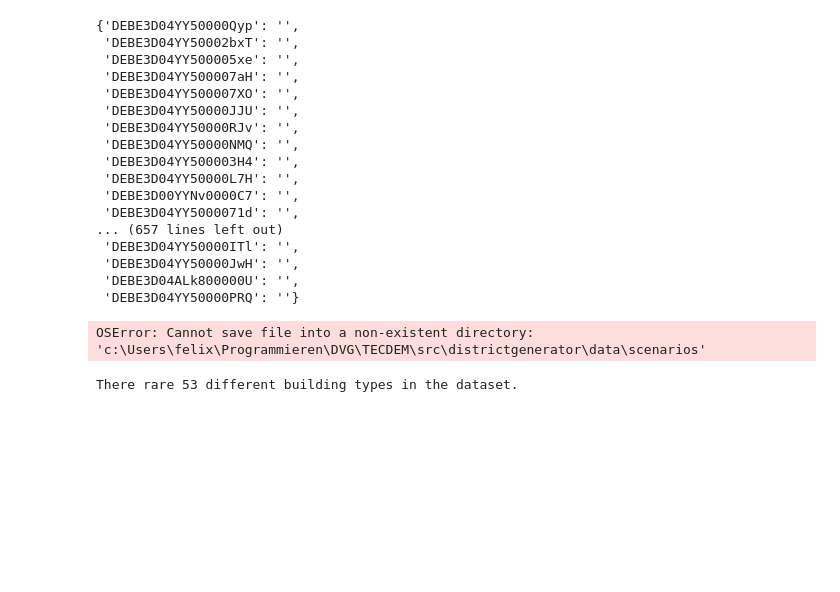
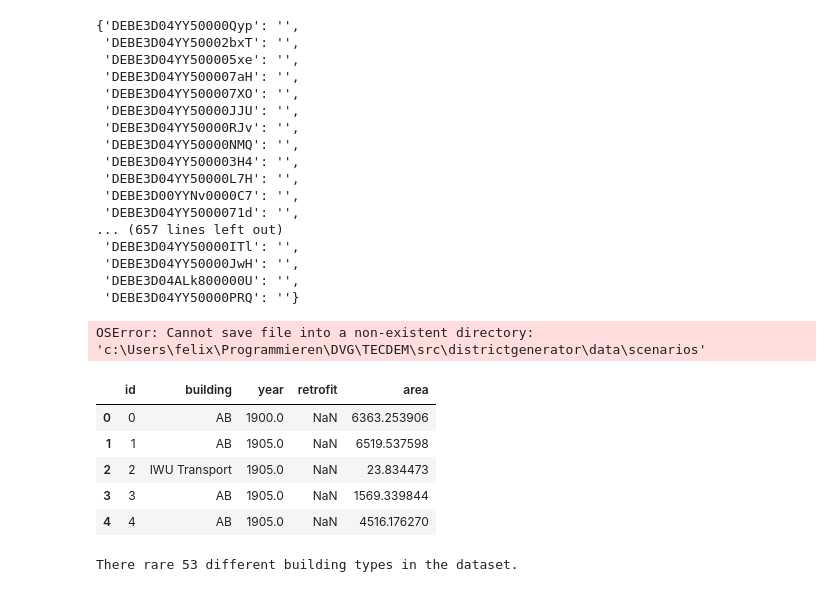
Before and after one commit to TUB-DVG/TECDEM, a Jupyter notebook: experiments/94_createMierendoffExampel.ipynb, the cells around one changed output. Drawn from its saved outputs; the diff is of its cells as text; code cells hidden in the pictures; blank space fills up the shorter version.

```diff
--- a/experiments/94_createMierendoffExampel.ipynb
+++ b/experiments/94_createMierendoffExampel.ipynb
@@ -157,7 +158,15 @@ create_scenario(sheet_file=r'C:\Users\felix\Programmieren\DVG\TECDEM\data\model_
 # %% [output]
 OSError: Cannot save file into a non-existent directory: 'c:\Users\felix\Programmieren\DVG\TECDEM\src\districtgenerator\data\scenarios'
 # %%
-scenario_df = pd.read_csv(r'c:\\Users\\felix\\Programmieren\\TECDEM\\src\\districtgenerator\\data\\scenarios\\Mierendorff_Baseline.csv', sep=";",)
+scenario_df = pd.read_csv(r'C:\Users\felix\Programmieren\districtgenerator\data\scenarios\Mierendorff_Baseline.csv', sep=";",)
+scenario_df.head()
+# %% [output]
+|  | id | building | year | retrofit | area |
+| 0 | 0 | AB | 1900.0 | NaN | 6363.253906 |
+| 1 | 1 | AB | 1905.0 | NaN | 6519.537598 |
+| 2 | 2 | IWU Transport | 1905.0 | NaN | 23.834473 |
+| 3 | 3 | AB | 1905.0 | NaN | 1569.339844 |
+| 4 | 4 | AB | 1905.0 | NaN | 4516.176270 |
 # %%
 print(f"There rare {len(relevant_sheet.building_type_gml.value_counts())} different building types in the dataset.")
 # %% [output]
```
Also changed, not shown: parts of 2 cells of this notebook, 1 other file.
